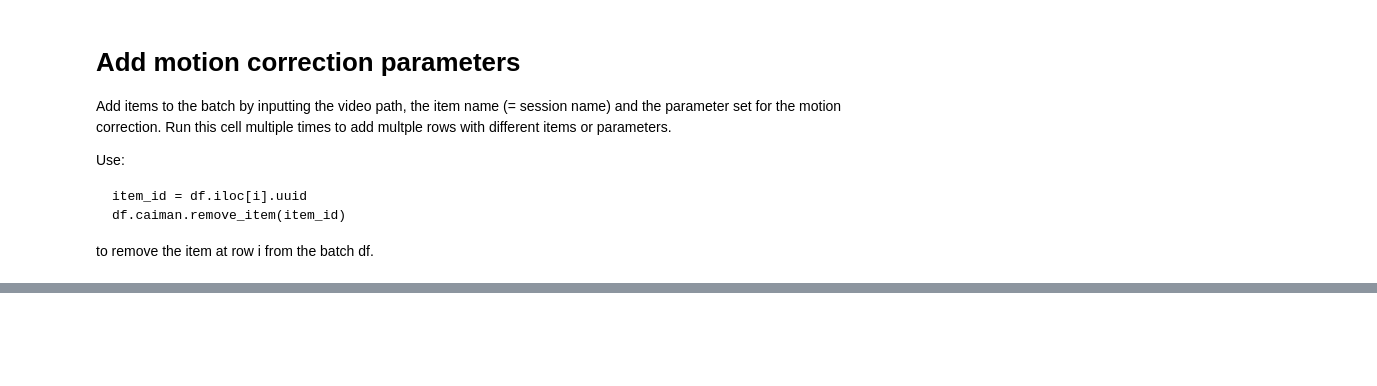
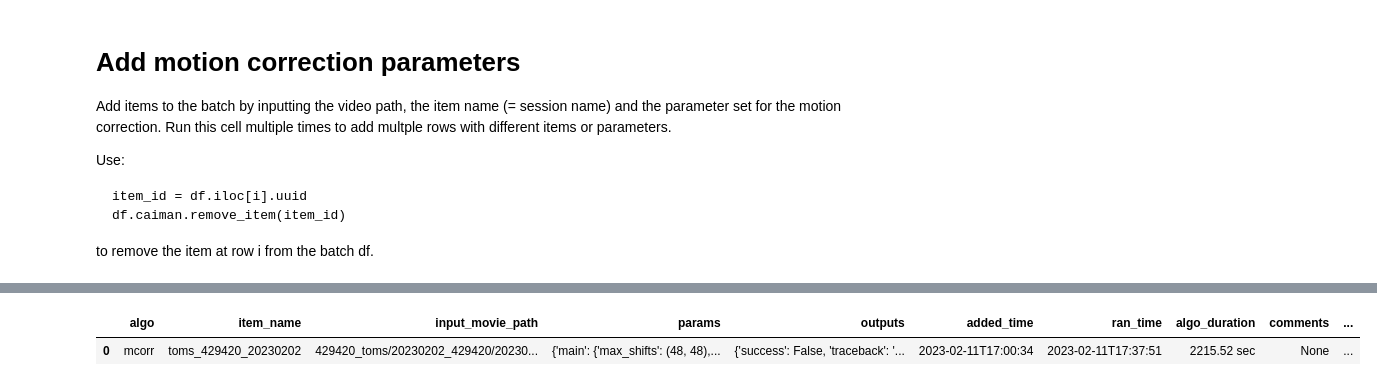
Before and after one commit to NeuroNetMem/pipeline_2p, a Jupyter notebook: batch_manager.ipynb, the cells around one changed output, grey strips where cells are left out. Drawn from its saved outputs; the diff is of its cells as text; code cells hidden in the pictures; blank space fills up the shorter version.

```diff
--- a/batch_manager.ipynb
+++ b/batch_manager.ipynb
@@ -74,0 +83,7 @@ df.tail(1)
+# %%
+subset = df[(df['algo']=='mcorr') & (df['item_name']==item_name)]
+
+subset
+# %% [output]
+|  | algo | item_name | input_movie_path | params | outputs | added_time | ran_time | algo_duration | comments | ... |
+| 0 | mcorr | toms_429420_20230202 | 429420_toms/20230202_429420/20230... | {'main': {'max_shifts': (48, 48),... | {'success': False, 'traceback': '... | 2023-02-11T17:00:34 | 2023-02-11T17:37:51 | 2215.52 sec | None | ... |
```
Also changed, not shown: parts of 26 cells of this notebook, 4 other files.
